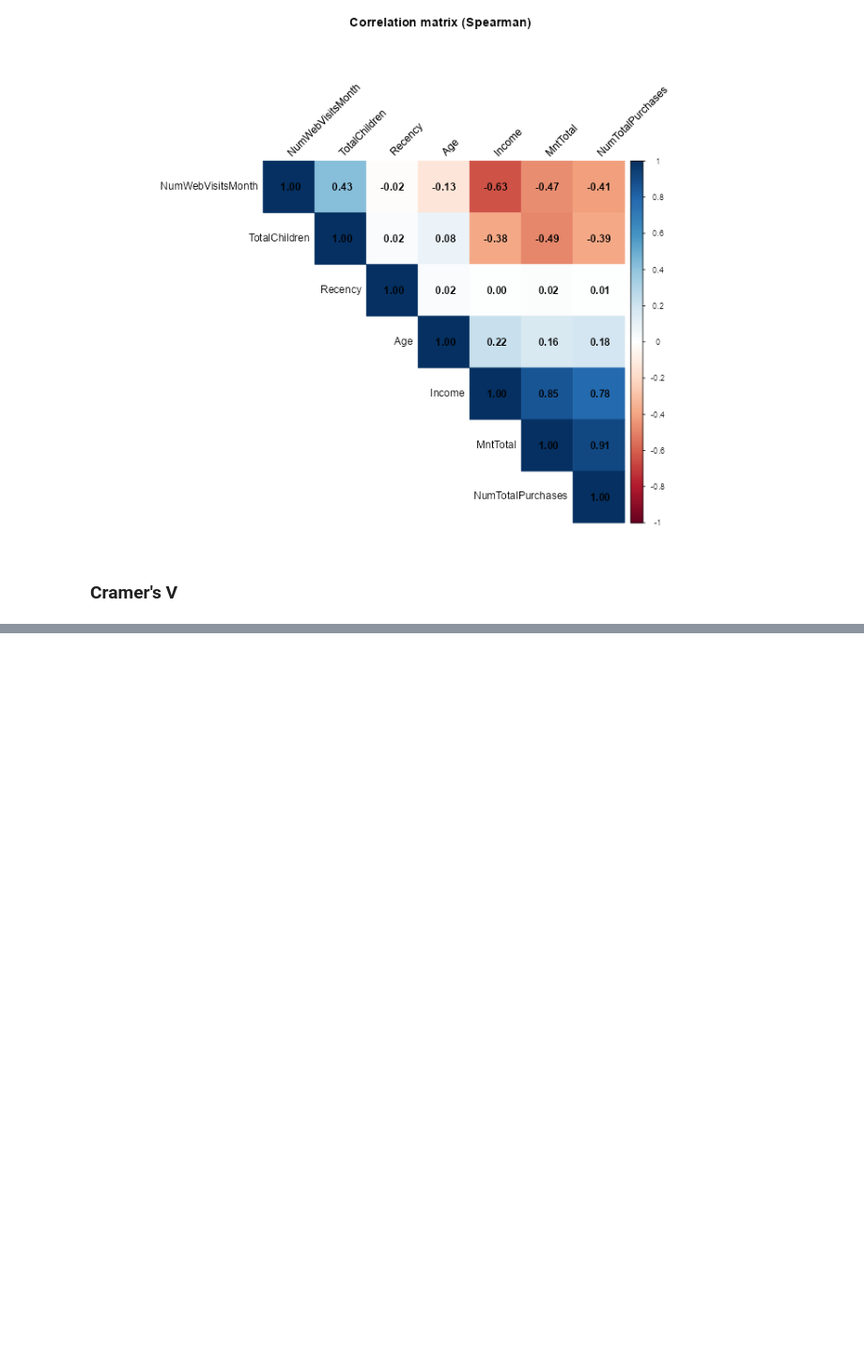
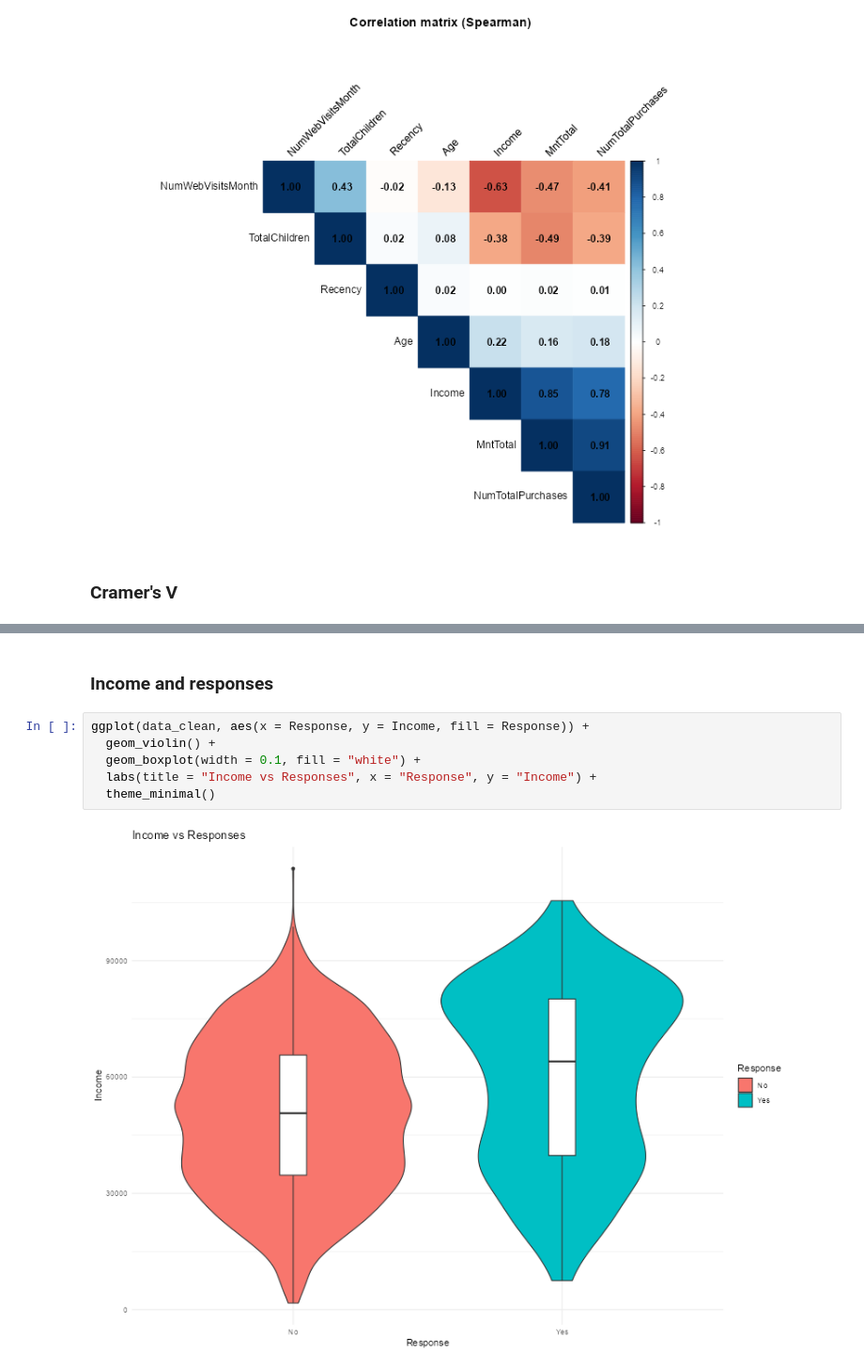
Before and after one commit to emissuu/UniTasks, a Jupyter notebook: R/Lab2/Main.ipynb, the cells around one changed output, grey strips where cells are left out. Shown at 94% size. Cells and saved outputs as stored; diff of their text form; blank space fills up the shorter version.

```diff
--- a/R/Lab2/Main.ipynb
+++ b/R/Lab2/Main.ipynb
@@ -234,0 +231,10 @@ Cramer's V        : 0.045
+# %% [markdown]
+### Income and responses
+# %%
+ggplot(data_clean, aes(x = Response, y = Income, fill = Response)) +
+  geom_violin() +
+  geom_boxplot(width = 0.1, fill = "white") +
+  labs(title = "Income vs Responses", x = "Response", y = "Income") +
+  theme_minimal()
+# %% [output]
+[figure, added]
```
Also changed, not shown: parts of 20 cells of this notebook, 1 other file.
